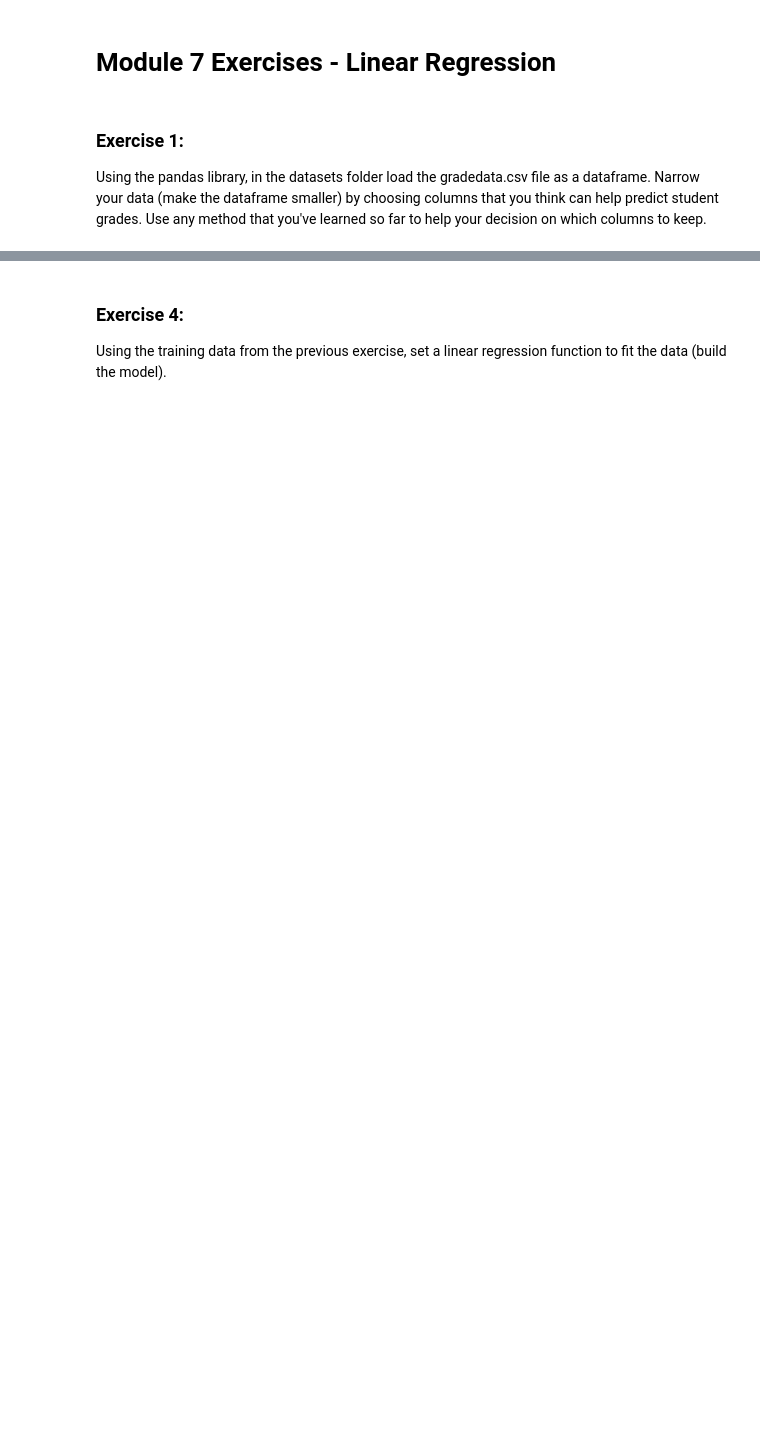
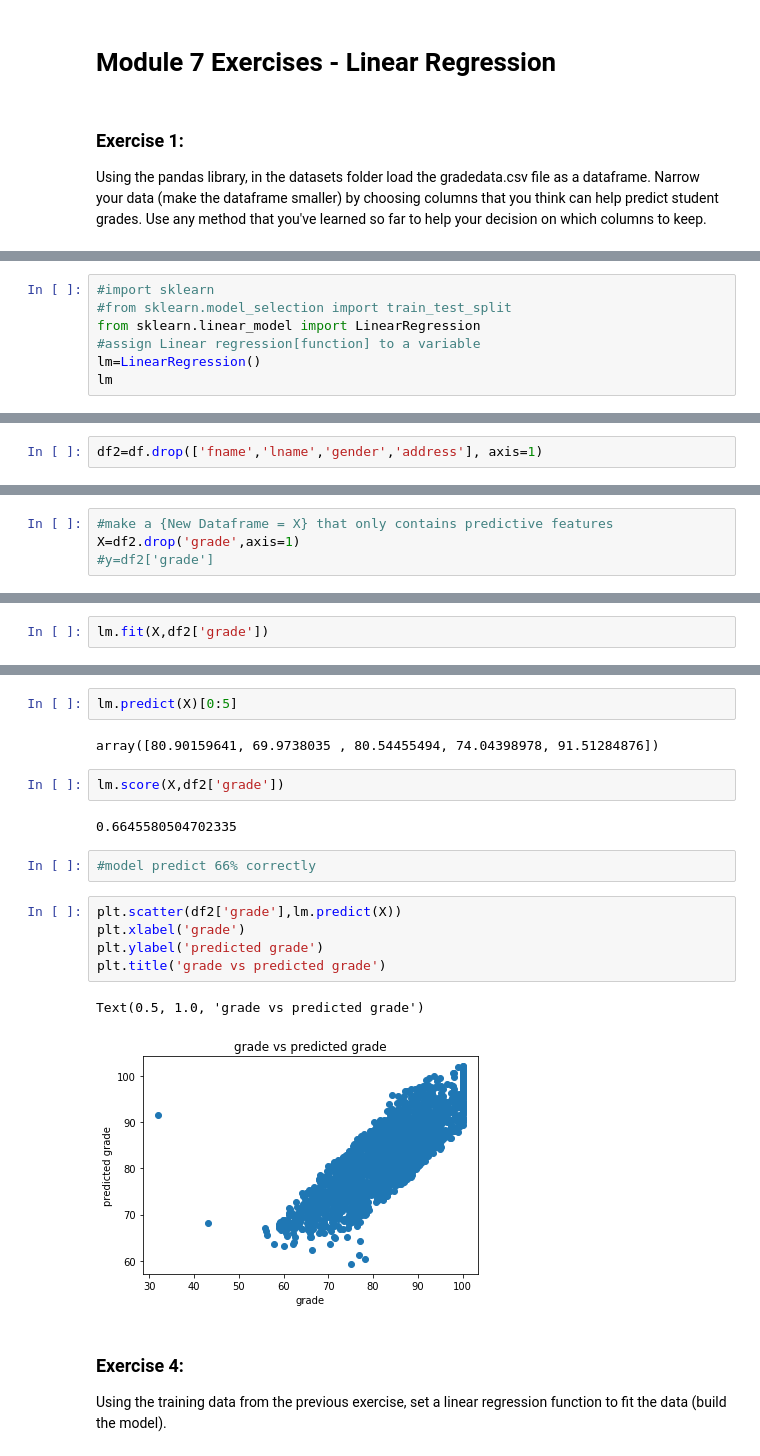
Before and after one commit to ekudawoo/Essi-space, a Jupyter notebook: Mod7Exercises.ipynb, the cells around one changed output, grey strips where cells are left out. Drawn from its saved outputs; the diff is of its cells as text; blank space fills up the shorter version.

```diff
--- a/Mod7Exercises.ipynb
+++ b/Mod7Exercises.ipynb
@@ -40,0 +103,7 @@ Using the cleaned dataframe in the exercise above, use the sklearn library to sp
+# %%
+#import sklearn
+#from sklearn.model_selection import train_test_split
+from sklearn.linear_model import LinearRegression
+#assign Linear regression[function] to a variable
+lm=LinearRegression()
+lm
@@ -40,0 +113,2 @@ Using the cleaned dataframe in the exercise above, use the sklearn library to sp
+# %%
+df2=df.drop(['fname','lname','gender','address'], axis=1)
@@ -40,0 +126,4 @@ Using the cleaned dataframe in the exercise above, use the sklearn library to sp
+# %%
+#make a {New Dataframe = X} that only contains predictive features
+X=df2.drop('grade',axis=1)
+#y=df2['grade']
@@ -40,0 +145,2 @@ Using the cleaned dataframe in the exercise above, use the sklearn library to sp
+# %%
+lm.fit(X,df2['grade'])
@@ -41,3 +166,21 @@ Using the cleaned dataframe in the exercise above, use the sklearn library to sp
+# %%
+lm.predict(X)[0:5]
+# %% [output]
+array([80.90159641, 69.9738035 , 80.54455494, 74.04398978, 91.51284876])
+# %%
+lm.score(X,df2['grade'])
+# %% [output]
+0.6645580504702335
+# %%
+#model predict 66% correctly
+# %%
+plt.scatter(df2['grade'],lm.predict(X))
+plt.xlabel('grade')
+plt.ylabel('predicted grade')
+plt.title('grade vs predicted grade')
+# %% [output]
+Text(0.5, 1.0, 'grade vs predicted grade')
+[figure, added]
 # %% [markdown]
 ### Exercise 4:
 
```
Also changed, not shown: parts of 28 cells of this notebook.
